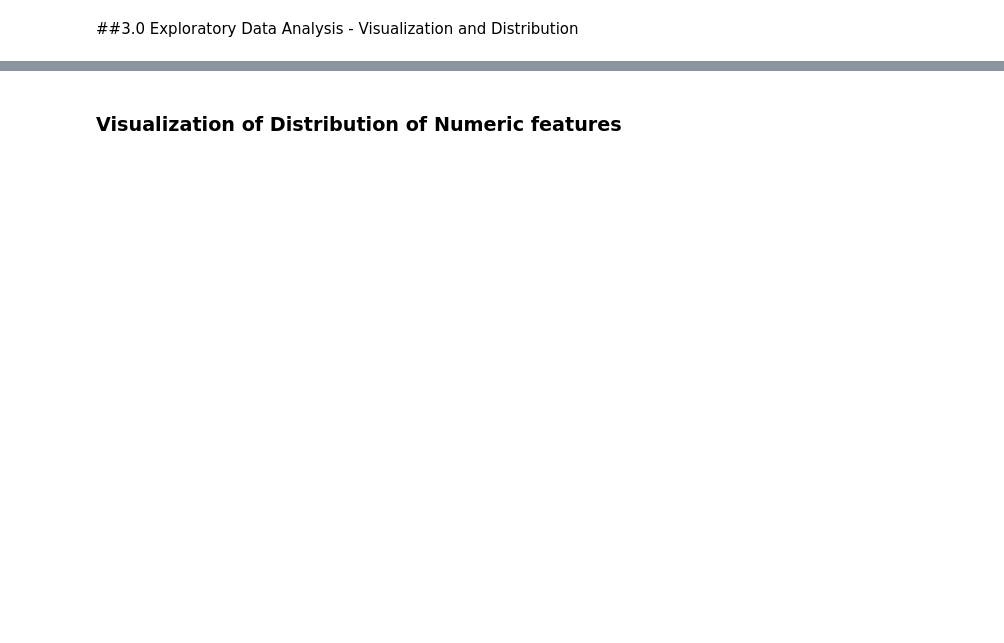
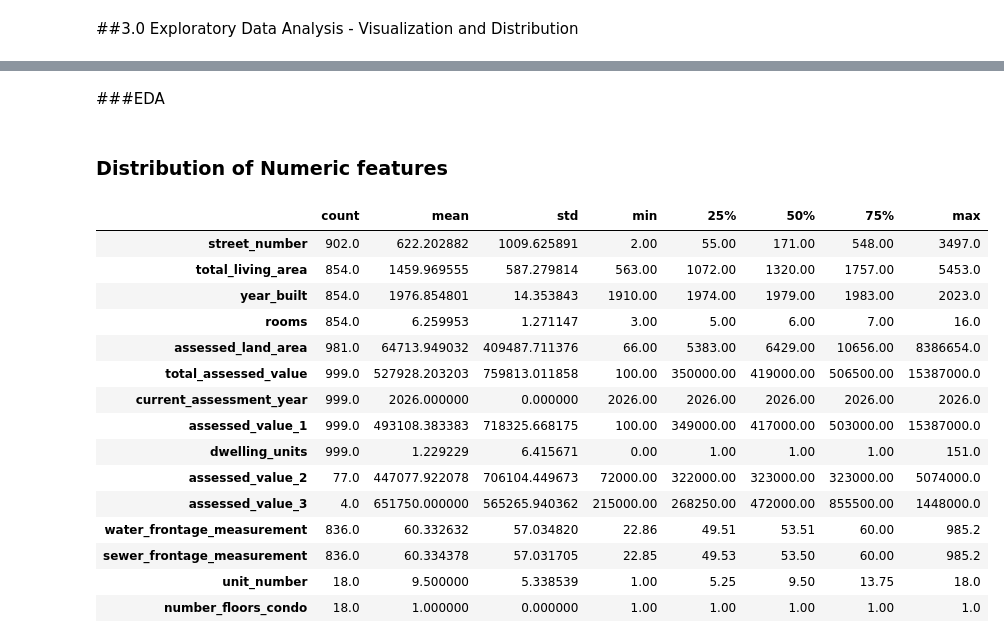
Before and after one commit to BoseOmoniyi/property-valuation, a Jupyter notebook: notebooks/BoseOmoniyi_ta_colab.ipynb, the cells around one changed output, grey strips where cells are left out. Cells and saved outputs as stored; diff of their text form; code cells hidden in the pictures; blank space fills up the shorter version.

```diff
--- a/notebooks/BoseOmoniyi_ta_colab.ipynb
+++ b/notebooks/BoseOmoniyi_ta_colab.ipynb
@@ -778,13 +743,0 @@ These are constant columns, cannot support modelling. Will be dropped off
-# %%
-# Save original data with all columns
-df_original = df_sample.copy()
-
-# Now drop identifiers from working copy
-identifier_cols = ['gisid', 'centroid_lon', 'centroid_lat', 'roll_number']
-cols_to_drop = [col for col in identifier_cols if col in df_sample.columns]
-
-print(f"Dropping {len(cols_to_drop)} identifier columns from working dataset")
-df_sample = df_sample.drop(columns=cols_to_drop)
-
-print(f"\n✓ df_original: {df_original.shape} (has all columns)")
-print(f"✓ df_sample: {df_sample.shape} (identifiers dropped)")
@@ -869,27 +745,0 @@ KeyError: "['roll_number', 'centroid_lat', 'centroid_lon', 'gisid'] not in index
-# %%
-# Finding and converting all columns that look like numbers
-
-converted_cols = []
-
-for col in df_sample.columns:
-    if df_sample[col].dtype == 'object':
-        # Try to convert to numeric
-        try:
-            # Remove common formatting
-            cleaned = df_sample[col].astype(str).str.replace('$', '').str.replace(',', '').str.strip()
-
-            # Try conversion
-            numeric_col = pd.to_numeric(cleaned, errors='coerce')
-
-            # If at least 50% converted successfully, it's probably numeric
-            non_null_original = df_sample[col].notna().sum()
-            non_null_converted = numeric_col.notna().sum()
-
-            if non_null_converted >= non_null_original * 0.5:
-                df_sample[col] = numeric_col
-                converted_cols.append(col)
-                print(f"✓ Converted: {col}")
-        except:
-            pass
-
-print(f"\n{len(converted_cols)} columns converted to numeric")
@@ -962,2 +746,25 @@ TypeError: unhashable type: 'dict'
+# %% [markdown]
+###EDA
 # %% [markdown]
-### Visualization of Distribution of Numeric features
+### Distribution of Numeric features
+# %%
+# Summary statistics for all numeric columns
+numeric_cols = df_sample.select_dtypes(include=['int64', 'float64']).columns
+display(df_sample[numeric_cols].describe().T)
+# %% [output]
+|  | count | mean | std | min | 25% | 50% | 75% | max |
+| street_number | 902.0 | 622.202882 | 1009.625891 | 2.00 | 55.00 | 171.00 | 548.00 | 3497.0 |
+| total_living_area | 854.0 | 1459.969555 | 587.279814 | 563.00 | 1072.00 | 1320.00 | 1757.00 | 5453.0 |
+| year_built | 854.0 | 1976.854801 | 14.353843 | 1910.00 | 1974.00 | 1979.00 | 1983.00 | 2023.0 |
+| rooms | 854.0 | 6.259953 | 1.271147 | 3.00 | 5.00 | 6.00 | 7.00 | 16.0 |
+| assessed_land_area | 981.0 | 64713.949032 | 409487.711376 | 66.00 | 5383.00 | 6429.00 | 10656.00 | 8386654.0 |
+| total_assessed_value | 999.0 | 527928.203203 | 759813.011858 | 100.00 | 350000.00 | 419000.00 | 506500.00 | 15387000.0 |
+| current_assessment_year | 999.0 | 2026.000000 | 0.000000 | 2026.00 | 2026.00 | 2026.00 | 2026.00 | 2026.0 |
+| assessed_value_1 | 999.0 | 493108.383383 | 718325.668175 | 100.00 | 349000.00 | 417000.00 | 503000.00 | 15387000.0 |
+| dwelling_units | 999.0 | 1.229229 | 6.415671 | 0.00 | 1.00 | 1.00 | 1.00 | 151.0 |
+| assessed_value_2 | 77.0 | 447077.922078 | 706104.449673 | 72000.00 | 322000.00 | 323000.00 | 323000.00 | 5074000.0 |
+| assessed_value_3 | 4.0 | 651750.000000 | 565265.940362 | 215000.00 | 268250.00 | 472000.00 | 855500.00 | 1448000.0 |
+| water_frontage_measurement | 836.0 | 60.332632 | 57.034820 | 22.86 | 49.51 | 53.51 | 60.00 | 985.2 |
+| sewer_frontage_measurement | 836.0 | 60.334378 | 57.031705 | 22.85 | 49.53 | 53.50 | 60.00 | 985.2 |
+| unit_number | 18.0 | 9.500000 | 5.338539 | 1.00 | 5.25 | 9.50 | 13.75 | 18.0 |
+| number_floors_condo | 18.0 | 1.000000 | 0.000000 | 1.00 | 1.00 | 1.00 | 1.00 | 1.0 |
```
Also changed, not shown: parts of 28 cells of this notebook.
